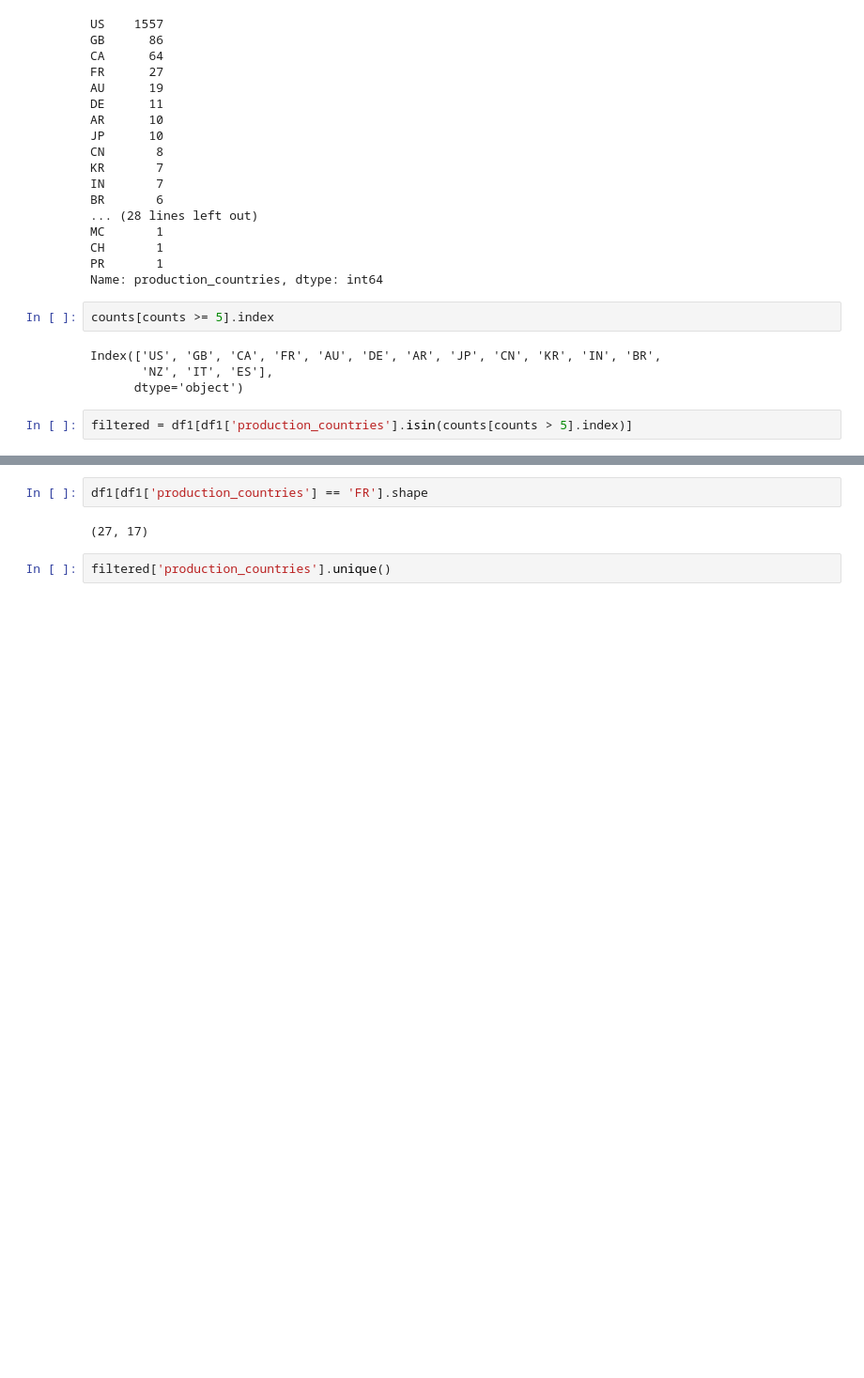
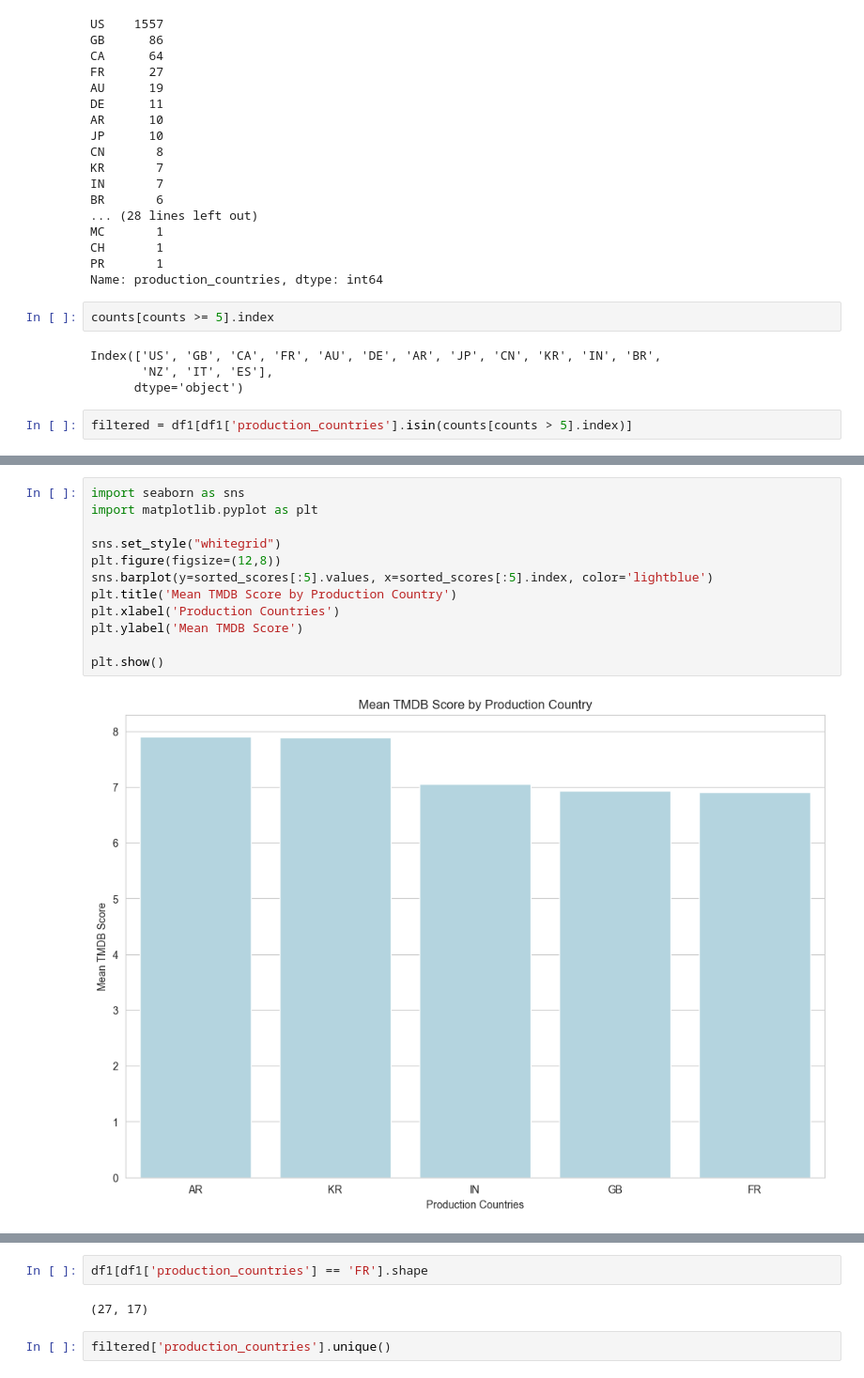
Before and after one commit to emchege/MIS546_Group_Project, a Jupyter notebook: production countries.ipynb, the cells around one changed output, grey strips where cells are left out. Shown: that part at 94% size. Saved outputs shown, nothing was run; the diff lists cells and outputs as text; blank space fills up the shorter version.

```diff
--- a/production countries.ipynb
+++ b/production countries.ipynb
@@ -185,6 +185,20 @@ IN    7.051143
 GB    6.934372
 FR    6.905852
 Name: tmdb_score, dtype: float64
+# %%
+import seaborn as sns
+import matplotlib.pyplot as plt
+
+sns.set_style("whitegrid")
+plt.figure(figsize=(12,8))
+sns.barplot(y=sorted_scores[:5].values, x=sorted_scores[:5].index, color='lightblue')
+plt.title('Mean TMDB Score by Production Country')
+plt.xlabel('Production Countries')
+plt.ylabel('Mean TMDB Score')
+
+plt.show()
+# %% [output]
+[figure, added]
 # %%
 #popularity
 country_scores = filtered.groupby('production_countries')['tmdb_popularity'].mean()
```
Also changed, not shown: parts of 14 cells of this notebook.
